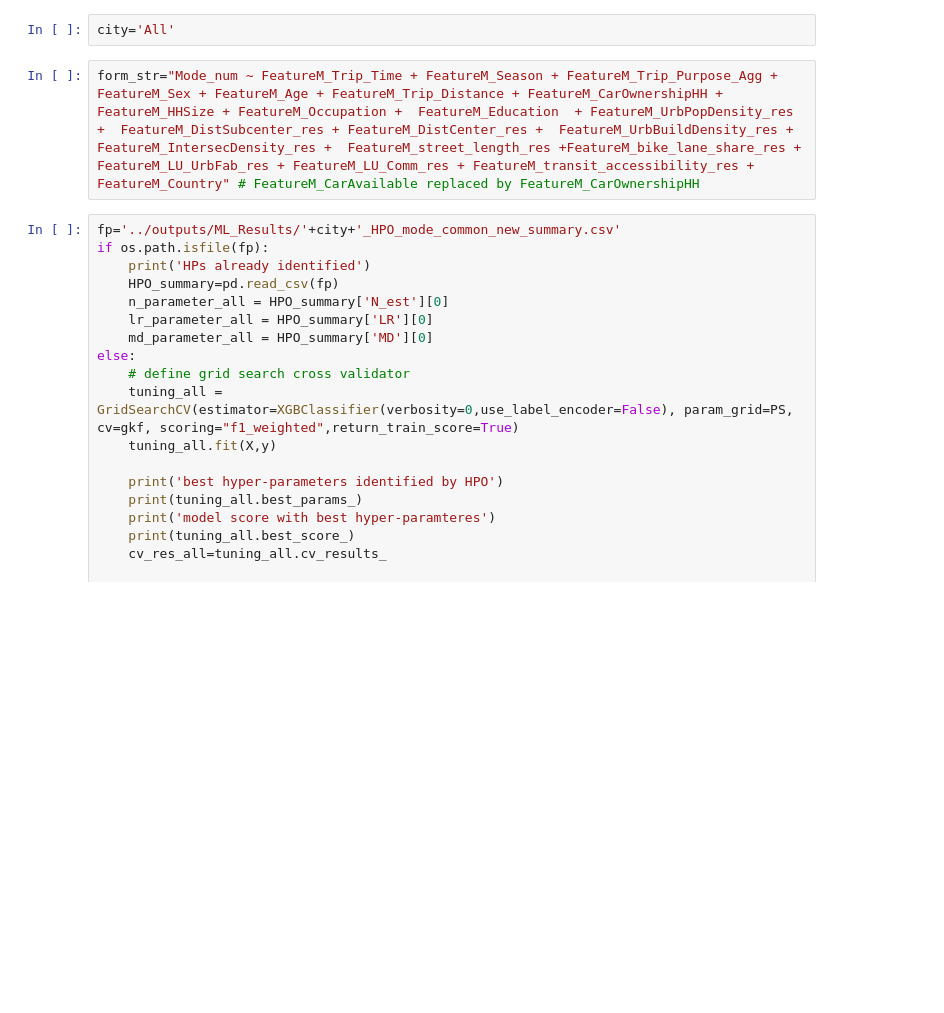
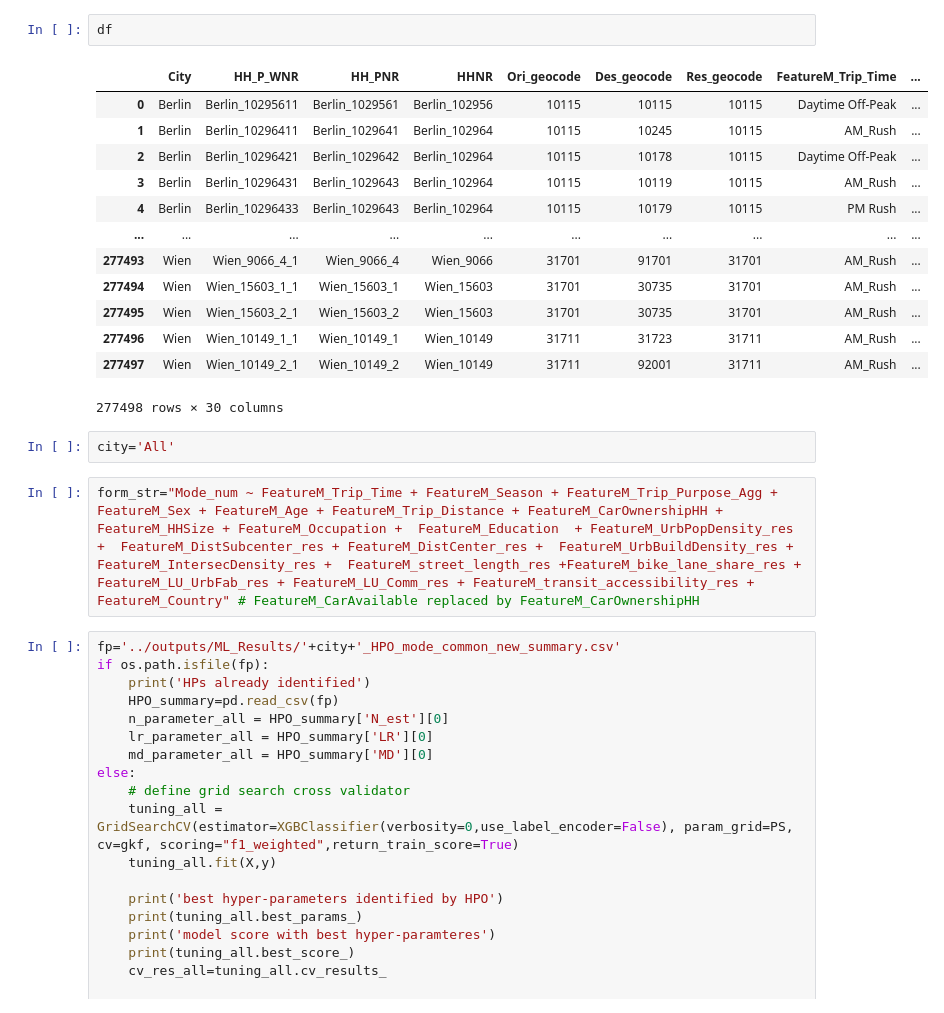
Before and after one commit to peterberr/sufficcs_mobility, a Jupyter notebook: models/mode_all.ipynb, the cells around one changed output. Drawn from its saved outputs; the diff is of its cells as text; blank space fills up the shorter version.

```diff
--- a/models/mode_all.ipynb
+++ b/models/mode_all.ipynb
@@ -274,3 +345,19 @@ gkf = list(GroupKFold(n_splits=9).split(X,y,groups)) # i found somewhere online
+# %%
+df
+# %% [output]
+|  | City | HH_P_WNR | HH_PNR | HHNR | Ori_geocode | Des_geocode | Res_geocode | FeatureM_Trip_Time | ... |
+| 0 | Berlin | Berlin_10295611 | Berlin_1029561 | Berlin_102956 | 10115 | 10115 | 10115 | Daytime Off-Peak | ... |
+| 1 | Berlin | Berlin_10296411 | Berlin_1029641 | Berlin_102964 | 10115 | 10245 | 10115 | AM_Rush | ... |
+| 2 | Berlin | Berlin_10296421 | Berlin_1029642 | Berlin_102964 | 10115 | 10178 | 10115 | Daytime Off-Peak | ... |
+| 3 | Berlin | Berlin_10296431 | Berlin_1029643 | Berlin_102964 | 10115 | 10119 | 10115 | AM_Rush | ... |
+| 4 | Berlin | Berlin_10296433 | Berlin_1029643 | Berlin_102964 | 10115 | 10179 | 10115 | PM Rush | ... |
+| ... | ... | ... | ... | ... | ... | ... | ... | ... | ... |
+| 277493 | Wien | Wien_9066_4_1 | Wien_9066_4 | Wien_9066 | 31701 | 91701 | 31701 | AM_Rush | ... |
+| 277494 | Wien | Wien_15603_1_1 | Wien_15603_1 | Wien_15603 | 31701 | 30735 | 31701 | AM_Rush | ... |
+| 277495 | Wien | Wien_15603_2_1 | Wien_15603_2 | Wien_15603 | 31701 | 30735 | 31701 | AM_Rush | ... |
+| 277496 | Wien | Wien_10149_1_1 | Wien_10149_1 | Wien_10149 | 31711 | 31723 | 31711 | AM_Rush | ... |
+| 277497 | Wien | Wien_10149_2_1 | Wien_10149_2 | Wien_10149 | 31711 | 92001 | 31711 | AM_Rush | ... |
+277498 rows × 30 columns
 # %%
 city='All'
 # %%
```
Also changed, not shown: parts of 10 cells of this notebook, 14 other files.
